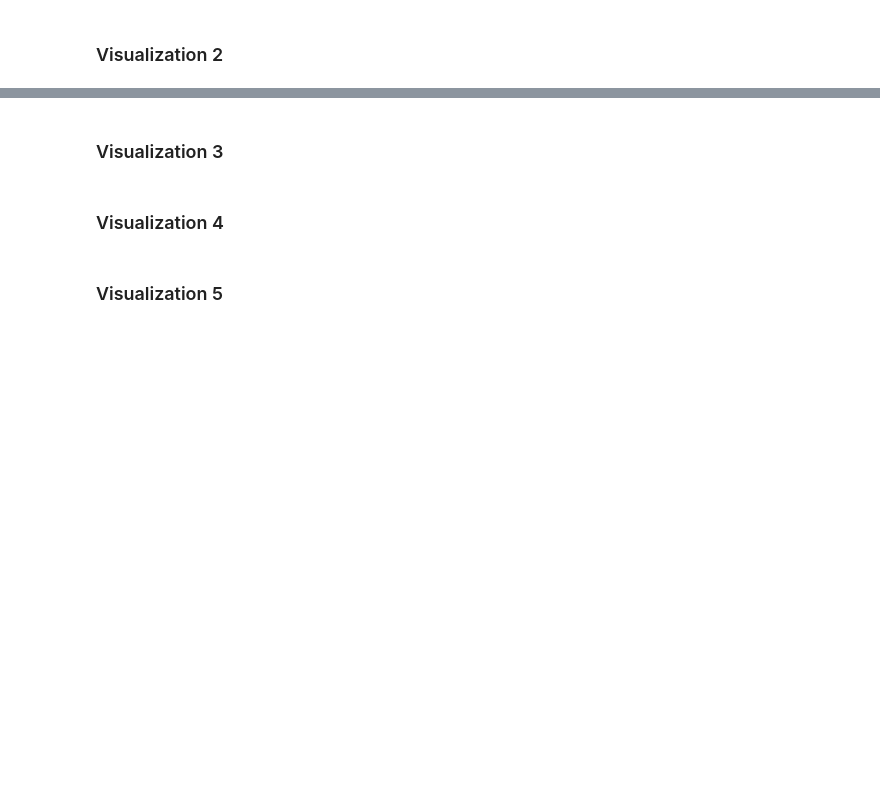
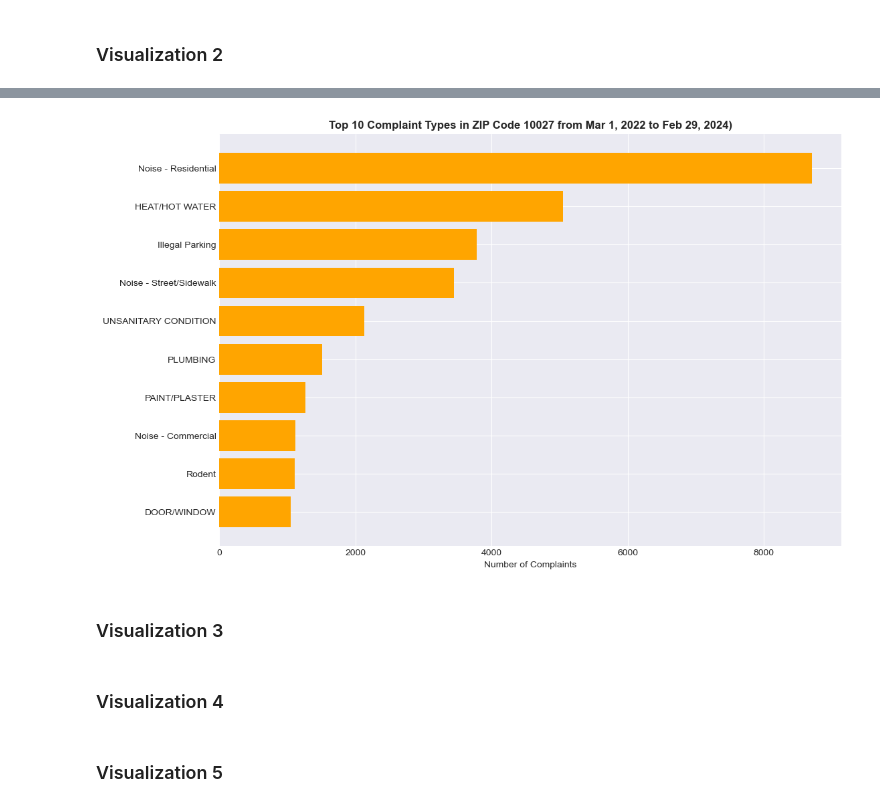
Before and after one commit to XinyueWa/FinalProj, a Jupyter notebook: Project Template.ipynb, the cells around one changed output, grey strips where cells are left out. Cells and saved outputs as stored; diff of their text form; code cells hidden in the pictures; blank space fills up the shorter version.

Commit message:
Update Visualization 1 and Finish Visualization  2

```diff
--- a/Project Template.ipynb
+++ b/Project Template.ipynb
@@ -968,0 +990,19 @@ plot = generate_plot(daily_complaints_df)
+# %%
+def plot_complaints(data: pd.DataFrame) -> None:
+    """
+    Plots a horizontal bar chart of the top 10 complaint types in ZIP code 10027.
+
+    Parameters:
+        data (pd.DataFrame): DataFrame containing 'complaint_type' and 'numberofcomplaints'.
+    """
+    # Ensure the DataFrame is sorted in descending order for better visualization
+    data.sort_values(by='numberofcomplaints', ascending=True, inplace=True)
+
+    plt.figure(figsize=(12, 8))
+    plt.barh(data['complaint_type'], data['numberofcomplaints'], color='orange')
+    plt.xlabel('Number of Complaints')
+    plt.title('Top 10 Complaint Types in ZIP Code 10027 from Mar 1, 2022 to Feb 29, 2024)', fontweight='bold')
+    plt.show()
+# %%
+complaints_data = get_top_complaints_data()
+complaints_data
@@ -969,3 +1021,7 @@ plot = generate_plot(daily_complaints_df)
+# %%
+plot_complaints(complaints_data)
+# %% [output]
+[figure, added]
 # %% [markdown]
 ### Visualization 3
 # %% [markdown]
```
Also changed, not shown: parts of 8 cells of this notebook.
